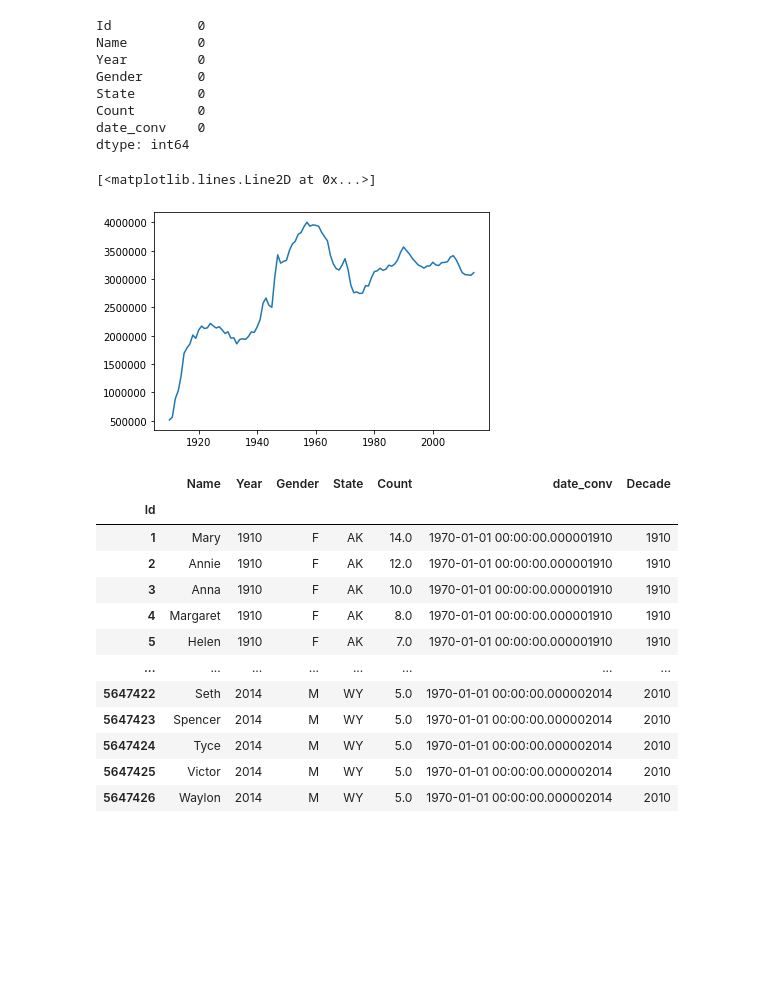
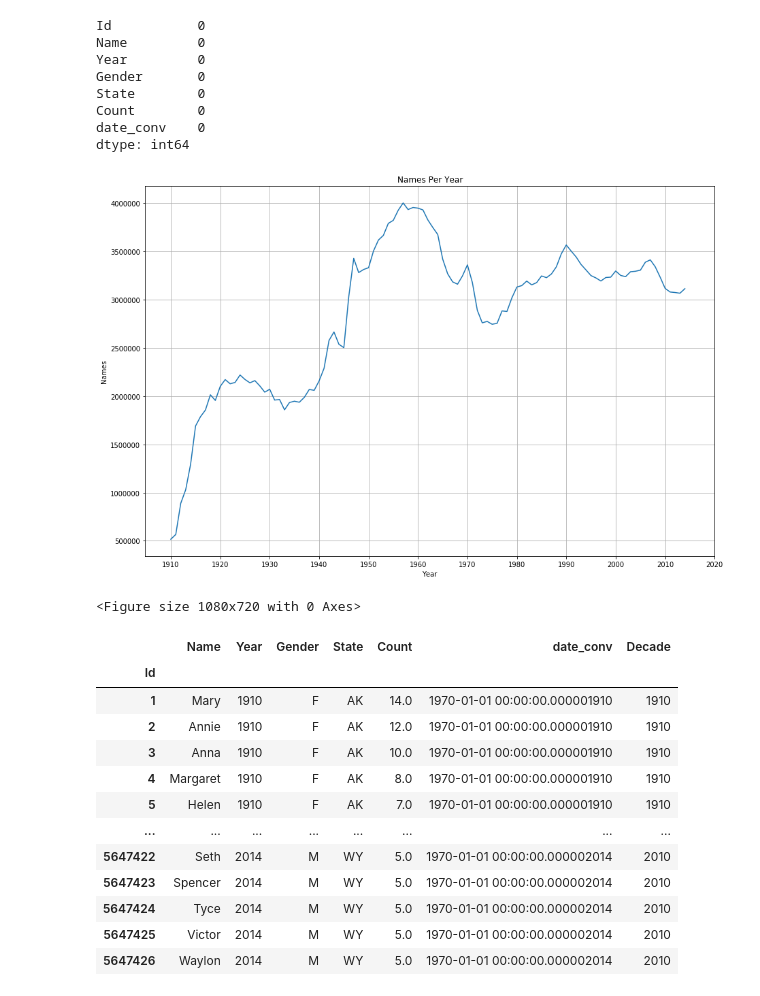
Before and after one commit to kekelee0714/BootcampProject, a Jupyter notebook: Matt/kaggleDataMatt.ipynb, the cells around one changed output. Cells and saved outputs as stored; diff of their text form; code cells hidden in the pictures; blank space fills up the shorter version.

```diff
--- a/Matt/kaggleDataMatt.ipynb
+++ b/Matt/kaggleDataMatt.ipynb
@@ -39,11 +39,19 @@ State        0
 Count        0
 date_conv    0
 dtype: int64
-# %%
-plt.plot(baby_name_original.groupby(['Year']).agg({'Count':np.sum}))
-# %% [output]
-[<matplotlib.lines.Line2D at 0x...>]
-[figure, removed]
+# %%
+years = list(range(1910, 2021, 10))
+plt.plot(baby_name_original.groupby(['Year']).agg({'Count':np.sum}))
+plt.title("Names Per Year")
+plt.xlabel('Year')
+plt.ylabel('Names')
+plt.xticks(years)
+plt.grid()
+plt.figure(figsize=(15,10))
+plt.savefig(f'../Output/Names Per Year.png')
+# %% [output]
+[figure, added]
+<Figure size 1080x720 with 0 Axes>
 # %%
 #add a new column for Decade
 baby_name_new = baby_name_original.copy()
```
Also changed, not shown: parts of 4 cells of this notebook, 4 other files.
